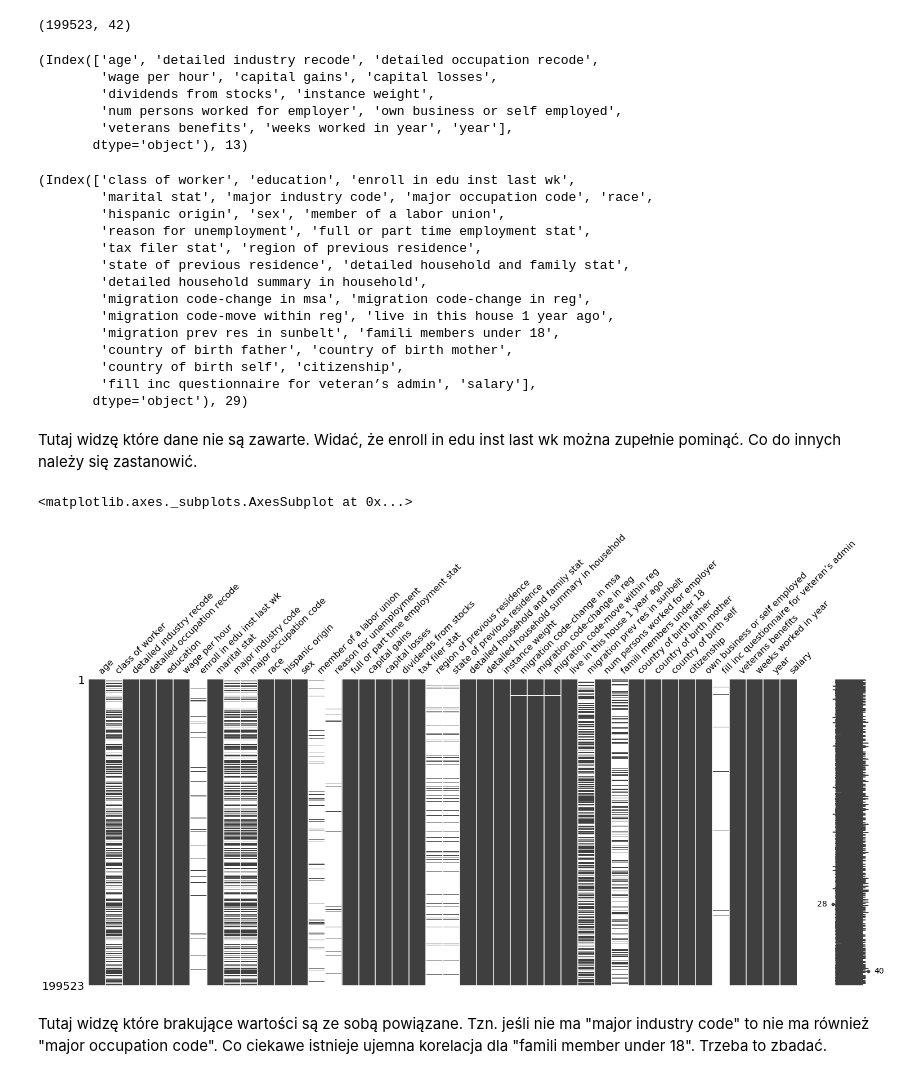
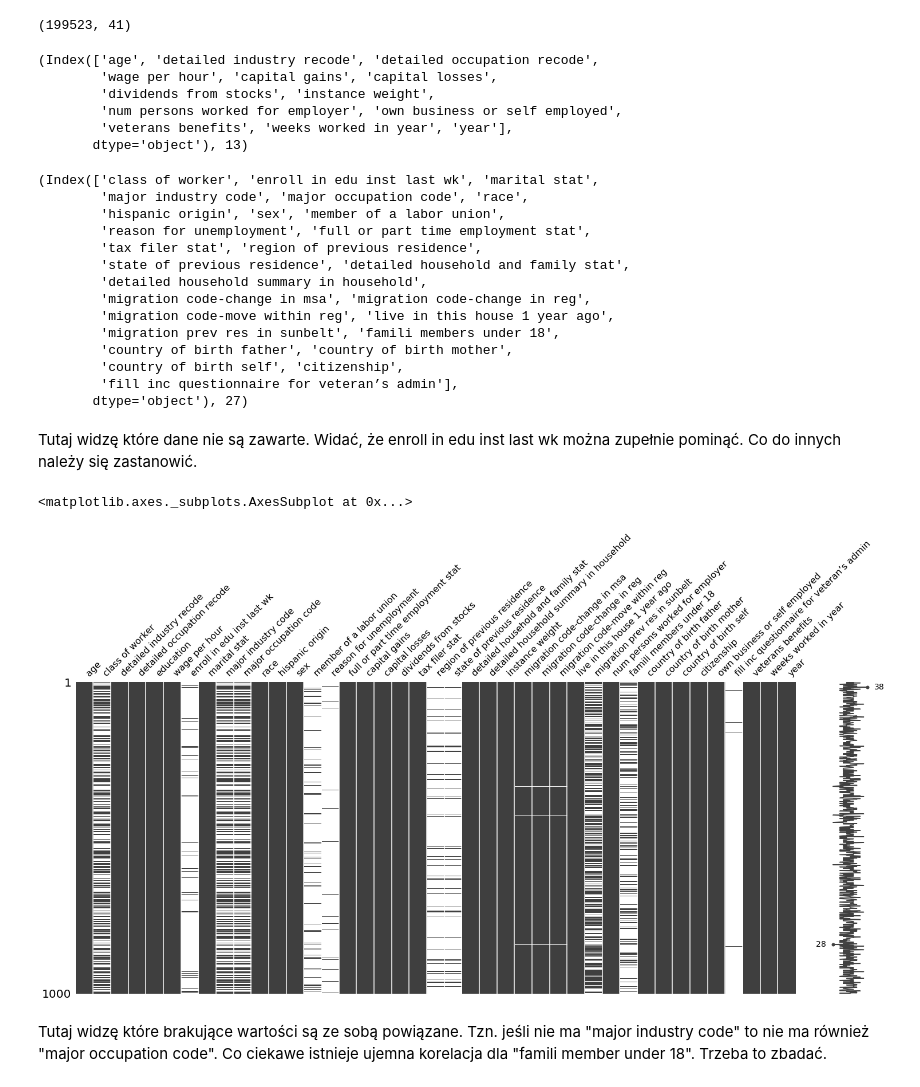
Before and after one commit to mMarzeta/data_exploration, a Jupyter notebook: ed.ipynb, the cells around one changed output. Drawn from its saved outputs; the diff is of its cells as text; code cells hidden in the pictures.

Commit message:
education categories

```diff
--- a/ed.ipynb
+++ b/ed.ipynb
@@ -9,8 +9,12 @@ import scipy.stats as st
 from sklearn import ensemble, tree, linear_model
 import missingno as msno
 # %%
-df = pd.read_csv('tmp.csv')
+df = pd.read_csv('/home/m.marzeta/ED/data_exploration/tmp.csv')
 # %%
 # wyrzucam dane ktorych nie ma
-df = df.replace([' Not in universe', '?', ' Not in universe or children'], np.nan)
+df = df.replace(' Not in universe', np.nan)
+df = df.replace(' ?', np.nan)
+df = df.replace(' Not in universe or children', np.nan)
+
+df['education'].head()
 # %% [output]
@@ -34,0 +27,22 @@ df = df.replace([' Not in universe', '?', ' Not in universe or children'], np.na
+# %%
+education_mapping = {" Children": 0,
+                     " Less than 1st grade": 1,
+                     " 1st 2nd 3rd or 4th grade": 2,
+                     " 5th or 6th grade": 3,
+                     " High school graduate": 4,
+                     " 7th and 8th grade": 5,
+                     " 9th grade": 6,
+                     " 10th grade": 7,
+                     " 11th grade": 8,
+                     " 12th grade no diploma": 9,
+                     " Some college but no degree": 10,
+                     " Bachelors degree(BA AB BS)": 11,
+                     " Masters degree(MA MS MEng MEd MSW MBA)": 12,
+                     " Associates degree-occup /vocational": 13,
+                     " Associates degree-academic program": 14,
+                     " Doctorate degree(PhD EdD)": 15,
+                     " Prof school degree (MD DDS DVM LLB JD)": 16}
+
+df.replace(education_mapping, inplace=True)
+df['education'] = df['education'].astype('category')
+df.education.head()
@@ -35,7 +57,7 @@ df = df.replace([' Not in universe', '?', ' Not in universe or children'], np.na
 # %%
 df.shape
 # %% [output]
-(199523, 42)
+(199523, 41)
 # %%
 numeric_features = df.select_dtypes(include=[np.number])
 numeric_features.columns, len(numeric_features.columns)
@@ -50,8 +72,8 @@ numeric_features.columns, len(numeric_features.columns)
 categorical_features = df.select_dtypes(include=[np.object])
 categorical_features.columns, len(categorical_features.columns)
 # %% [output]
-(Index(['class of worker', 'education', 'enroll in edu inst last wk',
-        'marital stat', 'major industry code', 'major occupation code', 'race',
+(Index(['class of worker', 'enroll in edu inst last wk', 'marital stat',
+        'major industry code', 'major occupation code', 'race',
         'hispanic origin', 'sex', 'member of a labor union',
         'reason for unemployment', 'full or part time employment stat',
         'tax filer stat', 'region of previous residence',
@@ -62,15 +84,15 @@ categorical_features.columns, len(categorical_features.columns)
         'migration prev res in sunbelt', 'famili members under 18',
         'country of birth father', 'country of birth mother',
         'country of birth self', 'citizenship',
-        'fill inc questionnaire for veteran’s admin', 'salary'],
-       dtype='object'), 29)
+        'fill inc questionnaire for veteran’s admin'],
+       dtype='object'), 27)
 # %% [markdown]
 Tutaj widzę które dane nie są zawarte. Widać, że enroll in edu inst last wk można zupełnie pominąć. Co do innych należy się zastanowić.
 # %%
-msno.matrix(df.sample(len(df)))
+msno.matrix(df.sample(1000))
 # %% [output]
 <matplotlib.axes._subplots.AxesSubplot at 0x...>
-[figure, old version]
+[figure, new version]
 # %% [markdown]
 Tutaj widzę które brakujące wartości są ze sobą powiązane. Tzn. jeśli nie ma "major industry code" to nie ma również "major occupation code". Co ciekawe istnieje ujemna korelacja dla "famili member under 18". Trzeba to zbadać.
 # %%
```
Also changed, not shown: parts of 2 cells of this notebook.
